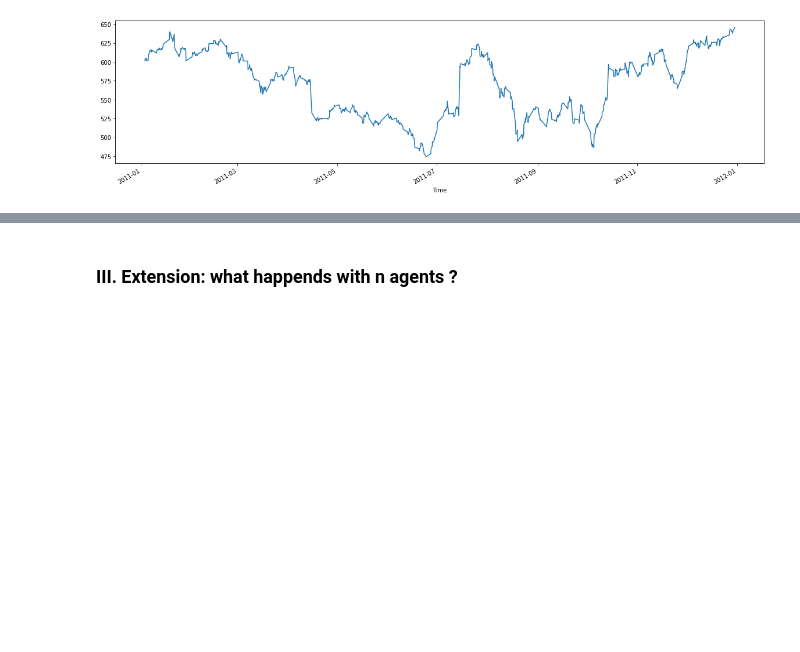
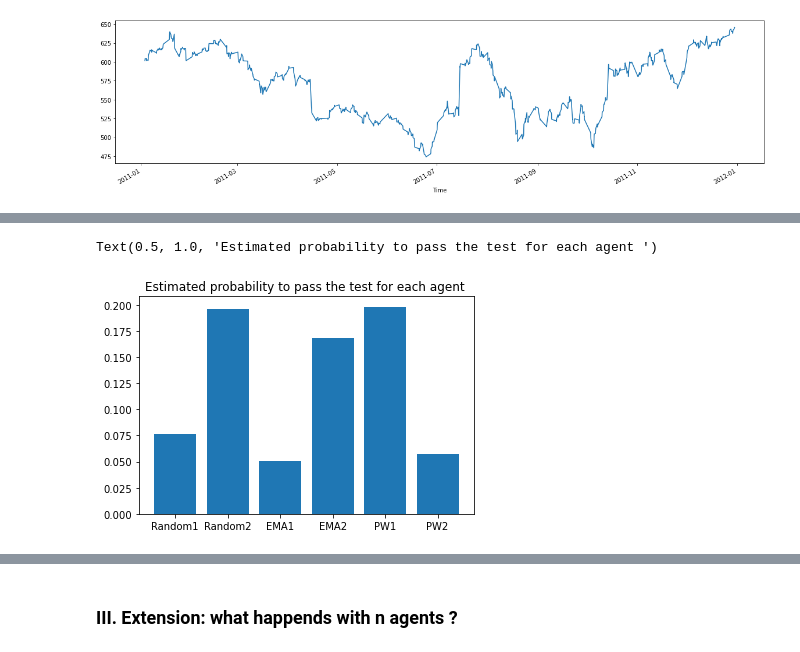
Before and after one commit to Nicolivain/trustful-bandits, a Jupyter notebook: main.ipynb, the cells around one changed output, grey strips where cells are left out. Cells and saved outputs as stored; diff of their text form; code cells hidden in the pictures; blank space fills up the shorter version.

```diff
--- a/main.ipynb
+++ b/main.ipynb
@@ -178,0 +158,25 @@ Estimated p_B:  0.1685508735868448
+# %%
+N = 6
+agents = [RandomAgent(50000, p_buy=0.5, p_sell=0.5),  # random impatitent
+          RandomAgent(50000, p_buy=0.3, p_sell=0.3),
+          ExpAvgAgent(50000, alpha=0.5),
+          ExpAvgAgent(50000, alpha=0.9),
+          PwAgent(50000, streak=5),
+          PwAgent(50000, streak=8)
+          ]
+
+ns = [0] * N
+for n in range(973):
+        ask, bid = data.iloc[n][['AskPrice', 'BidPrice']]
+        for i, a in enumerate(agents):
+            a.act(ask, bid)
+            a.calc_pnl(bid)
+            if test_pnl_increase(a):
+                ns[i] += 1
+
+ps = [n/973 for n in ns]
+plt.bar(x=['Random1', 'Random2', 'EMA1', 'EMA2', 'PW1', 'PW2'], height=ps)
+plt.title("Estimated probability to pass the test for each agent ")
+# %% [output]
+Text(0.5, 1.0, 'Estimated probability to pass the test for each agent ')
+[figure, added]
```
Also changed, not shown: parts of 12 cells of this notebook, 1 other file.
